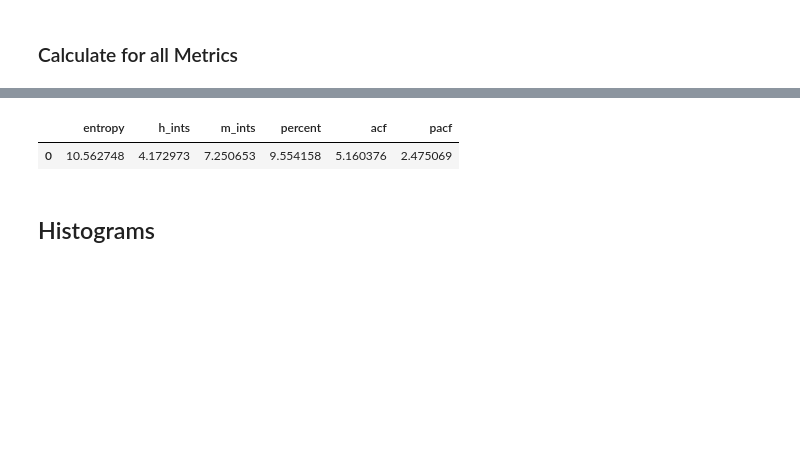
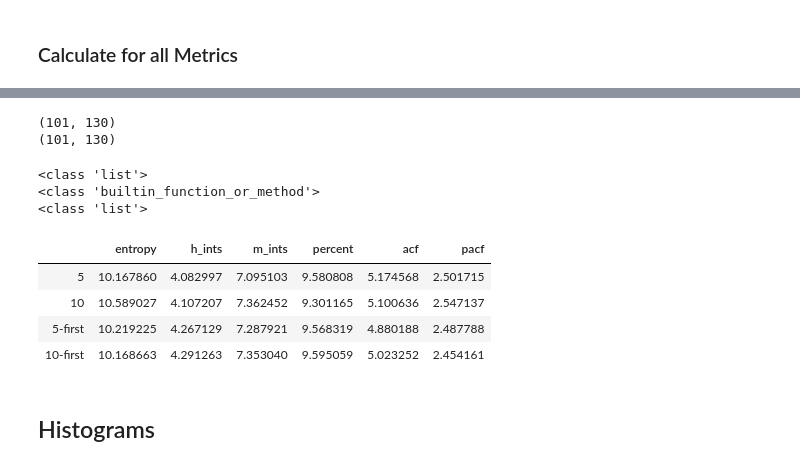
Before and after one commit to aky4wn/Music_Composition-Independent_Study, a Jupyter notebook: Code/Multiple_Sequences/metrics-generation.ipynb, the cells around one changed output, grey strips where cells are left out. Saved outputs shown, nothing was run; the diff lists cells and outputs as text; code cells hidden in the pictures; blank space fills up the shorter version.

```diff
--- a/Code/Multiple_Sequences/metrics-generation.ipynb
+++ b/Code/Multiple_Sequences/metrics-generation.ipynb
@@ -676,10 +876,2 @@ KL_divergence(orig.iloc[:, 0], metrics.iloc[:, 0], 100)
 # %% [markdown]
 ### Calculate for all Metrics
-# %%
-KLresults = np.zeros(metrics.shape[1])
-KLresults[0] = KL_divergence(orig.iloc[:, 0], metrics.iloc[:, 0], 100)
-for i in range(3,len(KLresults)):
-    if i == 33 or i == 74:
-        KLresults[i] = 0 ## ACF/PACF for lag 0 = 1
-    else:
-        KLresults[i] = KL_divergence(orig.iloc[:, i], metrics.iloc[:, i], 100)
@@ -714,9 +877,0 @@ pacf = np.mean(KLresults[74:])
-# %%
-results_tab = pd.DataFrame(columns = ['entropy', 'h_ints', 'm_ints',
-                                           'percent', 'acf', 'pacf'])
-
-results_tab.loc[0] = [ent, hints, mints, perc, acf, pacf]
-results_tab
-# %% [output]
-|  | entropy | h_ints | m_ints | percent | acf | pacf |
-| 0 | 10.562748 | 4.172973 | 7.250653 | 9.554158 | 5.160376 | 2.475069 |
@@ -723,3 +940,32 @@ results_tab
+# %%
+_, _, _, _, _, _, _, _, df_dilated5 = \
+        process_metricssingle('metrics/50.csv')
+_, _, _, _, _, _, _, _, df_dilated10 = \
+        process_metricssingle('metrics/100.csv')
+# %% [output]
+(101, 130)
+(101, 130)
+# %%
+results_tab = pd.DataFrame(columns = ['entropy', 'h_ints', 'm_ints',
+                                           'percent', 'acf', 'pacf'])
+print(type(met1))
+print(type(df_dilated5[['entropy', 'h_ints', 'm_ints','percent', 'acf', 'pacf']].values.tolist))
+print(type(list(df_dilated5[['entropy', 'h_ints', 'm_ints','percent', 'acf', 'pacf']])))
+results_tab.loc[0] = met1
+results_tab.loc[1] = met2
+results_tab.loc[2] = met3
+results_tab.loc[3] = met4
+results_tab.index=["5","10","5-first","10-first"]
+results_tab
+# %% [output]
+<class 'list'>
+<class 'builtin_function_or_method'>
+<class 'list'>
+|  | entropy | h_ints | m_ints | percent | acf | pacf |
+| 5 | 10.167860 | 4.082997 | 7.095103 | 9.580808 | 5.174568 | 2.501715 |
+| 10 | 10.589027 | 4.107207 | 7.362452 | 9.301165 | 5.100636 | 2.547137 |
+| 5-first | 10.219225 | 4.267129 | 7.287921 | 9.568319 | 4.880188 | 2.487788 |
+| 10-first | 10.168663 | 4.291263 | 7.353040 | 9.595059 | 5.023252 | 2.454161 |
 # %% [markdown]
 ## Histograms
 # %%
```
Also changed, not shown: parts of 35 cells of this notebook, 3 other files.
